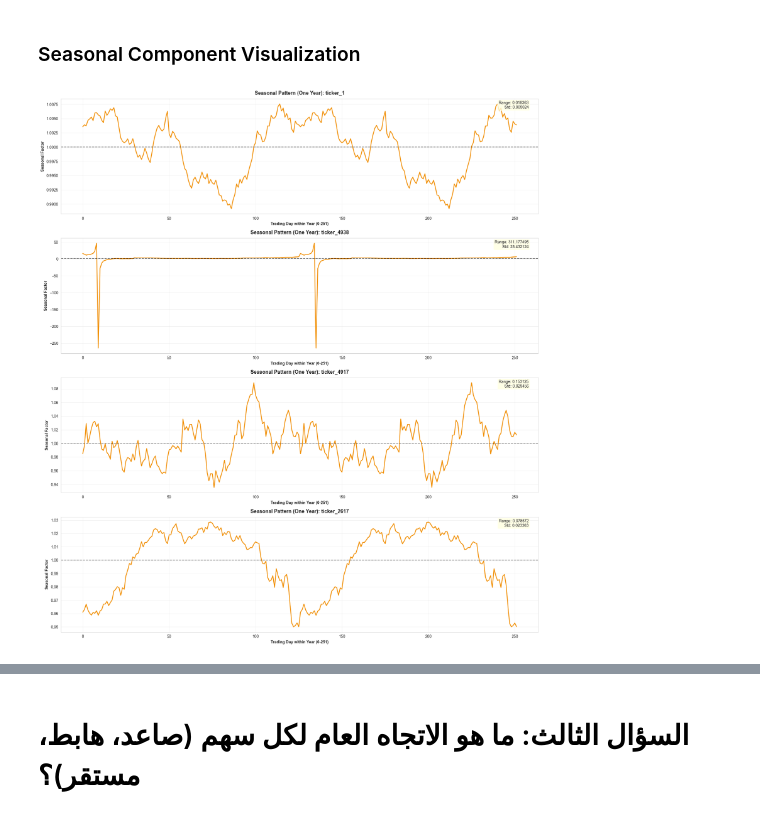
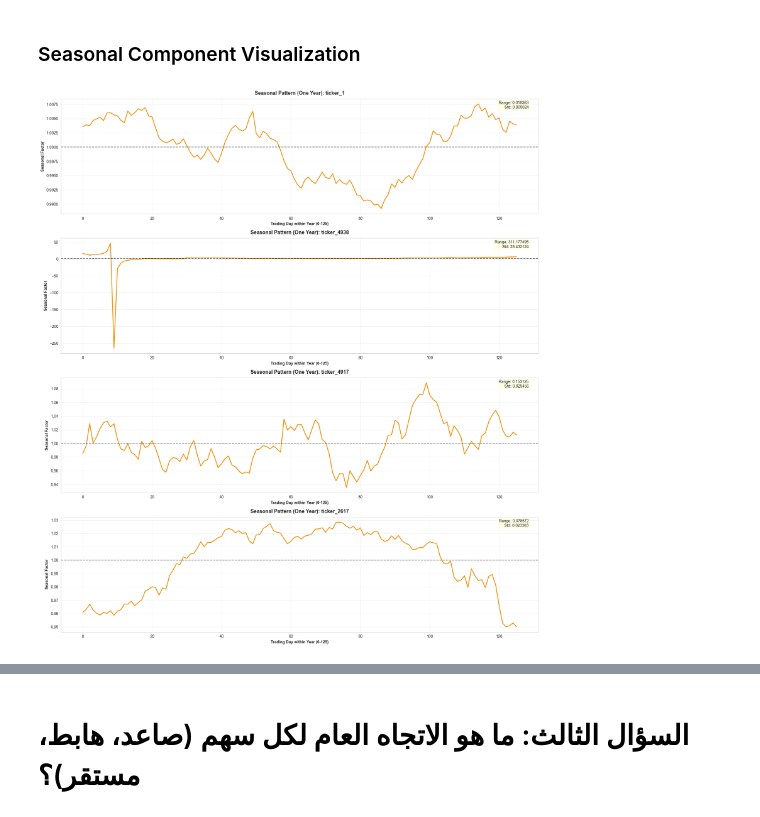
Before and after one commit to OnlyAbdullh/stock-trend-prediction, a Jupyter notebook: notebooks/05-trend-seasonality-decomposition.ipynb, the cells around one changed output, grey strips where cells are left out. Cells and saved outputs as stored; diff of their text form; code cells hidden in the pictures.

```diff
--- a/notebooks/05-trend-seasonality-decomposition.ipynb
+++ b/notebooks/05-trend-seasonality-decomposition.ipynb
@@ -155,7 +155,7 @@ We'll use the `seasonal_decompose` function from statsmodels with:
 - **Period = 252**: Approximately one trading year (252 trading days)
 - **Model = multiplicative**: Better suited for financial data
 # %%
-def decompose_stock(ticker, model='multiplicative', period=252):
+def decompose_stock(ticker, model='multiplicative', period=126):
     """
     Apply time series decomposition to a stock
 
@@ -627,35 +627,35 @@ fig, axes = plt.subplots(len(selected_tickers), 1,
 
 if len(selected_tickers) == 1:
     axes = [axes]
 
 for idx, ticker in enumerate(selected_tickers):
     decomp = decompositions[ticker]['decomposition']
     seasonal = decomp.seasonal
 
-    # Plot one year of seasonal pattern
-    seasonal_one_period = seasonal.iloc[:252]
+    # Plot half year of seasonal pattern
+    seasonal_one_period = seasonal.iloc[:126]
 
     axes[idx].plot(range(len(seasonal_one_period)), seasonal_one_period.values,
                    color='#F18F01', linewidth=2)
     axes[idx].axhline(y=1, color='black', linestyle='--', linewidth=1.5, alpha=0.5)
     axes[idx].set_title(f'Seasonal Pattern (One Year): {ticker}',
                        fontsize=13, fontweight='bold', pad=10)
-    axes[idx].set_xlabel('Trading Day within Year (0-251)', fontweight='bold')
+    axes[idx].set_xlabel('Trading Day within Year (0-125)', fontweight='bold')
     axes[idx].set_ylabel('Seasonal Factor', fontweight='bold')
     axes[idx].grid(True, alpha=0.3)
 
     # Add statistics
     seasonal_clean = seasonal.dropna()
     stats_text = f'Range: {seasonal_clean.max() - seasonal_clean.min():.6f}\nStd: {seasonal_clean.std():.6f}'
     axes[idx].text(0.98, 0.98, stats_text,
                   transform=axes[idx].transAxes,
                   verticalalignment='top',
                   horizontalalignment='right',
                   bbox=dict(boxstyle='round', facecolor='lightyellow', alpha=0.8),
                   fontsize=10)
 
 plt.tight_layout()
 plt.show()
 # %% [output]
-[figure, old version]
+[figure, new version]
 # %% [markdown]
```
Also changed, not shown: parts of 3 cells of this notebook.
